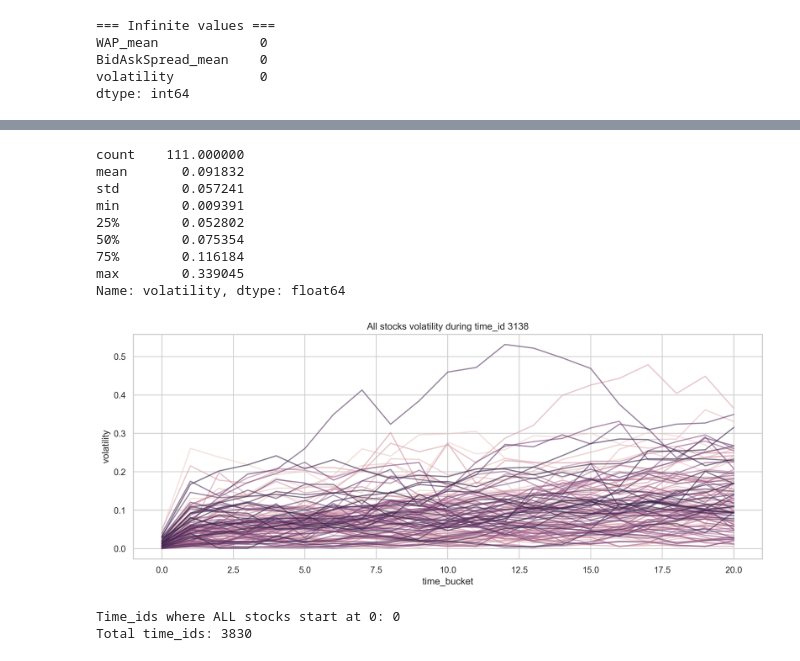
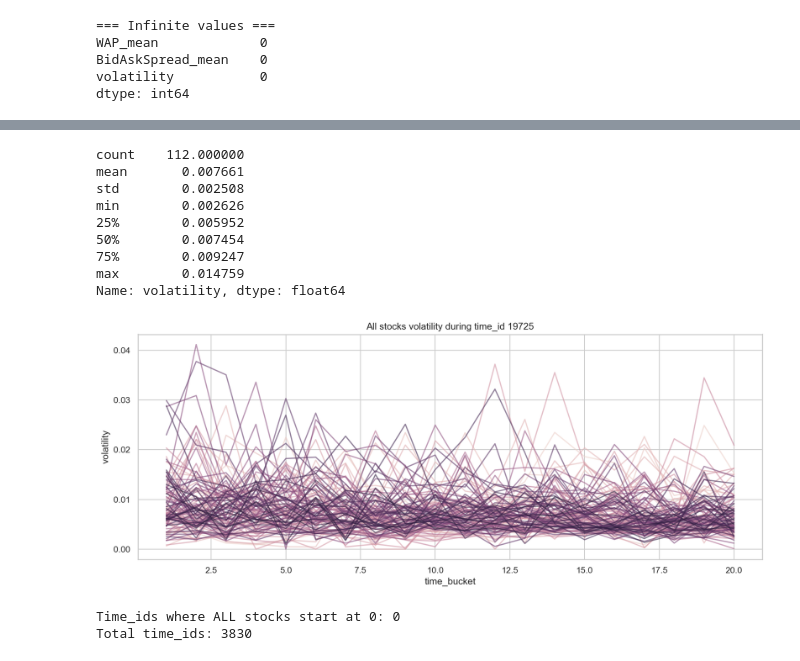
Before and after one commit to ji1isu/DATA3888G08, a Jupyter notebook: asst.ipynb, the cells around one changed output, grey strips where cells are left out. Cells and saved outputs as stored; diff of their text form; code cells hidden in the pictures.

```diff
--- a/asst.ipynb
+++ b/asst.ipynb
@@ -5,7 +5,7 @@ import glob, os
 import duckdb
 import matplotlib.pyplot as plt
 import seaborn as sns
-plt.rcParams['figure.dpi'] = 300        # screen quality
+plt.rcParams['figure.dpi'] = 150        # screen quality
 plt.rcParams['savefig.dpi'] = 300       # save quality
 plt.rcParams['figure.figsize'] = (12, 5)
 
@@ -223,24 +229,25 @@ plt.show()
 # %%
-turbulent = df[df['time_id'] == 3138]
+turbulent = df[df['time_id'] == 19725]
+# turbulent.head()
 print(turbulent.groupby('stock_id')['volatility'].mean().describe())
 
 # Plot volatility across buckets during that time_id
 sns.lineplot(data=turbulent, x='time_bucket', y='volatility',
              hue='stock_id', legend=False, alpha=0.6)
-plt.title('All stocks volatility during time_id 3138')
+plt.title('All stocks volatility during time_id 19725')
 plt.tight_layout()
 plt.show()
 # %% [output]
-count    111.000000
-mean       0.091832
-std        0.057241
-min        0.009391
-25%        0.052802
-50%        0.075354
-75%        0.116184
-max        0.339045
+count    112.000000
+mean       0.007661
+std        0.002508
+min        0.002626
+25%        0.005952
+50%        0.007454
+75%        0.009247
+max        0.014759
 Name: volatility, dtype: float64
-[figure, old version]
+[figure, new version]
 # %%
 bucket0 = df[df['time_bucket'] == 0]
 zero_starts = bucket0.groupby('time_id')['volatility'].max()
```
Also changed, not shown: parts of 11 cells of this notebook.
